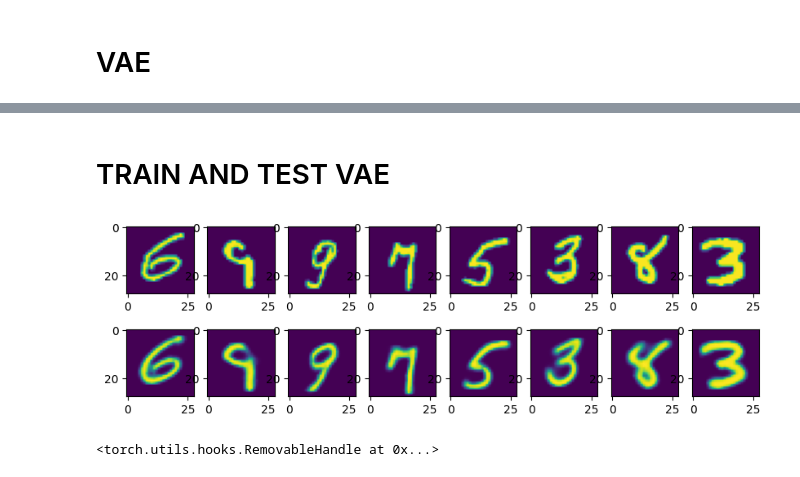
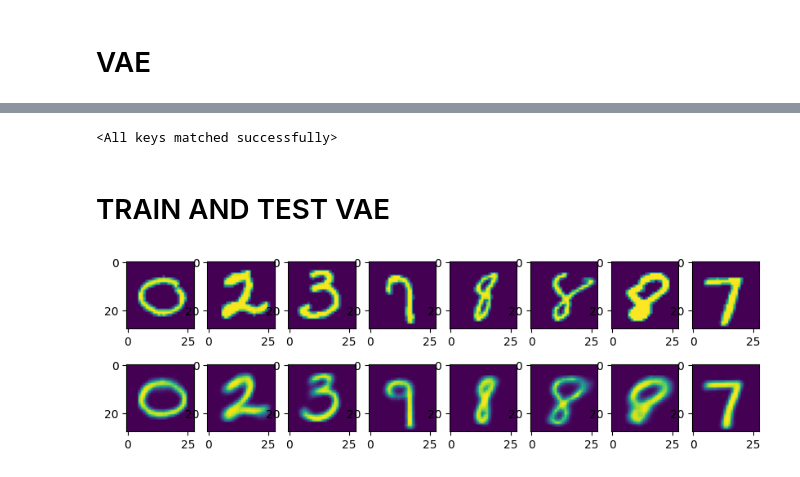
Before and after one commit to David-cripto/DiffClassification, a Jupyter notebook: VAE.ipynb, the cells around one changed output, grey strips where cells are left out. Drawn from its saved outputs; the diff is of its cells as text; code cells hidden in the pictures.

```diff
--- a/VAE.ipynb
+++ b/VAE.ipynb
@@ -78,7 +78,7 @@ class ConvVAE(nn.Module):
         z = self.reparameterize(mu, log_var)
 
         # Decoding
-        x_reconstructed = self.decoder(z)
+        x_reconstructed = self.decoder(torch.Tensor(z))
 
         return x_reconstructed, mu, log_var
 
@@ -95,7 +95,7 @@ def vae_loss(reconstructed_x, x, mu, logvar):
 # %%
 device = 'mps'
 
-latent_dim = 20
+latent_dim = 6
 conv_vae = ConvVAE(latent_dim).to(device)
 
 optimizer = optim.Adam(conv_vae.parameters(), lr=1e-3)
@@ -155,47 +155,37 @@ Epoch 9, Loss: 2921.112060546875
 Training complete
+# %%
+# latent_dim =
+conv_vae = ConvVAE(latent_dim).to('cpu')
+conv_vae.load_state_dict(torch.load('conv_vae_mnist.pth', map_location='cpu'))
+# %% [output]
+<All keys matched successfully>
 # %% [markdown]
 # TRAIN AND TEST VAE
 # %%
+conv_vae.eval()
+
 # Assuming 'test_data' is your MNIST test dataset
 test_loader = torch.utils.data.DataLoader(test_data, batch_size=8, shuffle=True)
 
 conv_vae.to('cpu')
 
 data = torch.Tensor(next(iter(test_loader))[0]).to('cpu')
 
 
 # Forward pass through the model
 with torch.no_grad():
     reconstructed_images, _, _ = conv_vae(data)
 
 recov = []
 origin = []
 for i in range(8):
   origin.append(data[i].reshape(28,28))
   recov.append(reconstructed_images[i].reshape(28,28))
 
 fig, ax = plt.subplots(nrows=2, ncols =8, figsize=(10,3))
 
 for i in range(8):
   ax[0,i].imshow(origin[i].squeeze())
   ax[1,i].imshow(recov[i])
 # %% [output]
-[figure, old version]
+[figure, new version]
-# %%
-activations_encoder = {}
-
-def get_activation(name, activations):
-    def hook(model, input, output):
-        if len(activations[name]) == 0:
-            activations[name] = output.detach()
-        else:
-            activations[name].append
-    return hook
-
-
-model.encoder[0].register_forward_hook(get_activation('layer1', activations_encoder))
-model.encoder[2].register_forward_hook(get_activation('layer2', activations_encoder))
-model.encoder[4].register_forward_hook(get_activation('layer3', activations_encoder))
-model.encoder[6].register_forward_hook(get_activation('layer4', activations_encoder))
-# %% [output]
-<torch.utils.hooks.RemovableHandle at 0x...>
```
Also changed, not shown: parts of 7 cells of this notebook.
